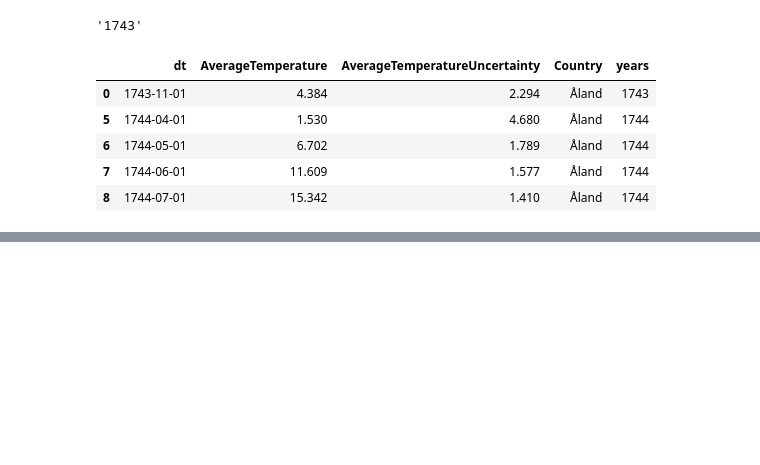
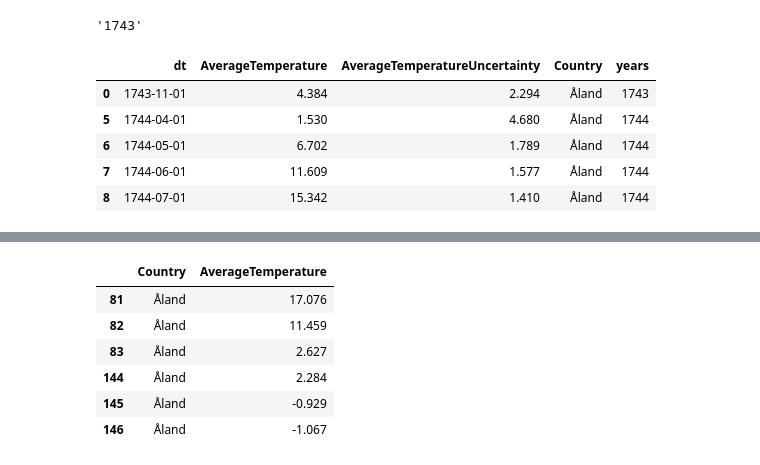
Before and after one commit to KARINAgoncalvesSOARES/mudancas_climatica_na_superficie_da_terra, a Jupyter notebook: mudancas_climaticas.ipynb, the cells around one changed output, grey strips where cells are left out. Cells and saved outputs as stored; diff of their text form; code cells hidden in the pictures; blank space fills up the shorter version.

```diff
--- a/mudancas_climaticas.ipynb
+++ b/mudancas_climaticas.ipynb
@@ -141,4 +141,4 @@ df_clima.head()
 | 7 | 1744-06-01 | 11.609 | 1.577 | Åland | 1744 |
 | 8 | 1744-07-01 | 15.342 | 1.410 | Åland | 1744 |
 # %%
-por_pais=df_clima[['Country','AverageTemperature']].groupby
+por_pais=df_clima[['Country','AverageTemperature']]
@@ -146,0 +162,12 @@ por_x = pd.concat(clima_por_pais)
+# %%
+porx=pd.concat([por_pais[20:23],por_pais[72:75]],axis=0)
+# %%
+porx
+# %% [output]
+|  | Country | AverageTemperature |
+| 81 | Åland | 17.076 |
+| 82 | Åland | 11.459 |
+| 83 | Åland | 2.627 |
+| 144 | Åland | 2.284 |
+| 145 | Åland | -0.929 |
+| 146 | Åland | -1.067 |
```
Also changed, not shown: parts of 2 cells of this notebook.
